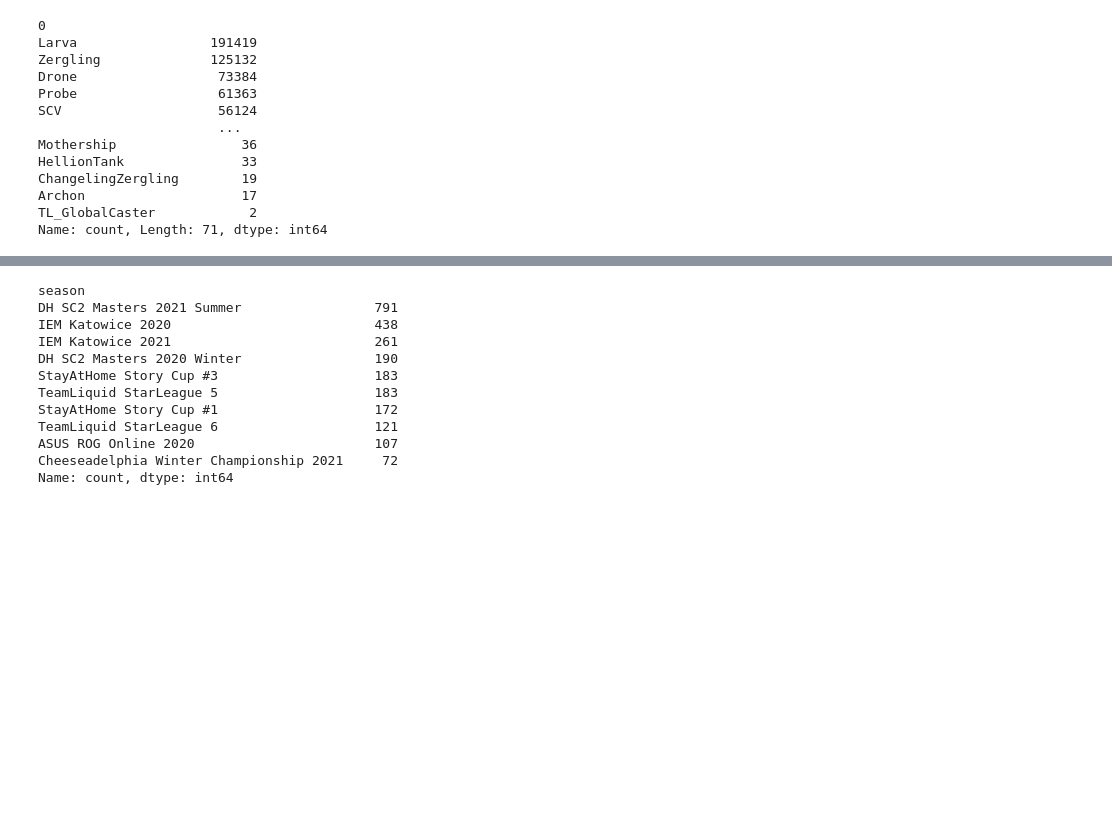
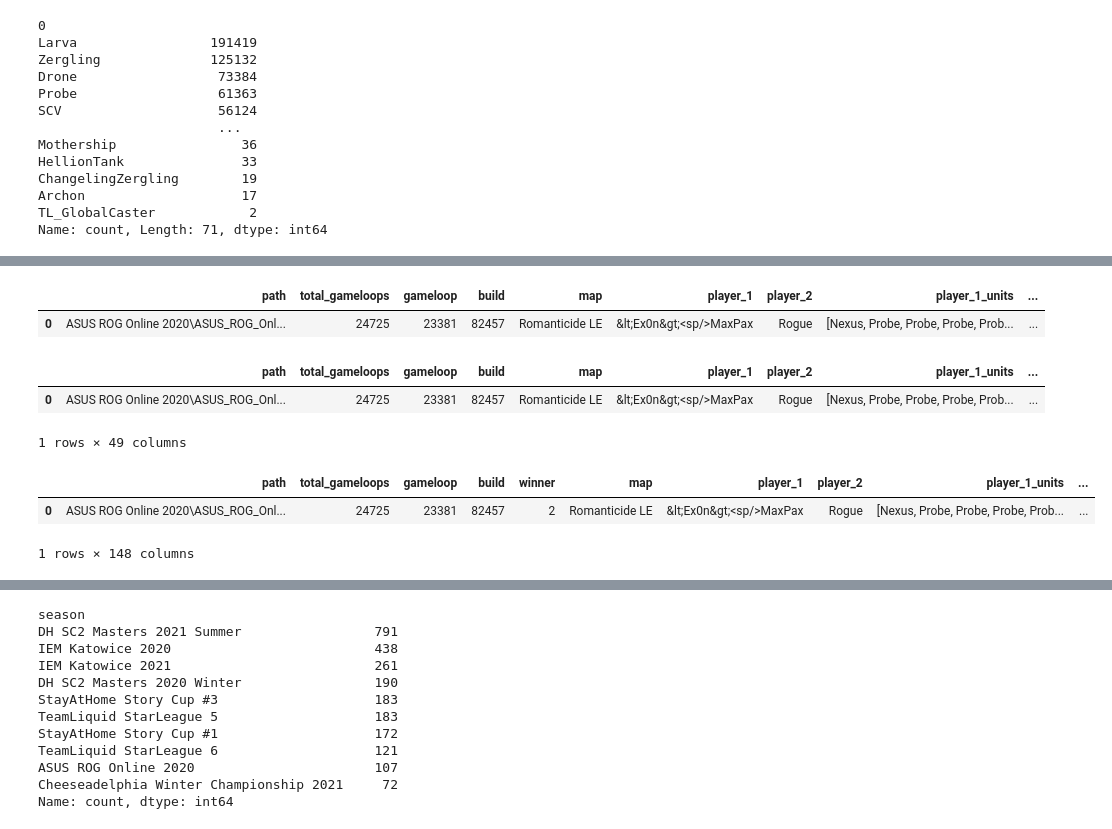
Before and after one commit to aceasad/deployapi, a Jupyter notebook: redmarble.ipynb, the cells around one changed output, grey strips where cells are left out. Saved outputs shown, nothing was run; the diff lists cells and outputs as text; code cells hidden in the pictures; blank space fills up the shorter version.

```diff
--- a/redmarble.ipynb
+++ b/redmarble.ipynb
@@ -391,0 +284,5 @@ def evaluate_model(model, X_test, y_test):
+# %%
+df_cleaned
+# %% [output]
+|  | path | total_gameloops | gameloop | build | map | player_1 | player_2 | player_1_units | ... |
+| 0 | ASUS ROG Online 2020\ASUS_ROG_Onl... | 24725 | 23381 | 82457 | Romanticide LE | &lt;Ex0n&gt;<sp/>MaxPax | Rogue | [Nexus, Probe, Probe, Probe, Prob... | ... |
@@ -391,0 +310,12 @@ def evaluate_model(model, X_test, y_test):
+# %%
+df_cleaned
+# %% [output]
+|  | path | total_gameloops | gameloop | build | map | player_1 | player_2 | player_1_units | ... |
+| 0 | ASUS ROG Online 2020\ASUS_ROG_Onl... | 24725 | 23381 | 82457 | Romanticide LE | &lt;Ex0n&gt;<sp/>MaxPax | Rogue | [Nexus, Probe, Probe, Probe, Prob... | ... |
+1 rows × 49 columns
+# %%
+test_cleaned.head(1)
+# %% [output]
+|  | path | total_gameloops | gameloop | build | winner | map | player_1 | player_2 | player_1_units | ... |
+| 0 | ASUS ROG Online 2020\ASUS_ROG_Onl... | 24725 | 23381 | 82457 | 2 | Romanticide LE | &lt;Ex0n&gt;<sp/>MaxPax | Rogue | [Nexus, Probe, Probe, Probe, Prob... | ... |
+1 rows × 148 columns
```
Also changed, not shown: parts of 54 cells of this notebook, 2 other files.
